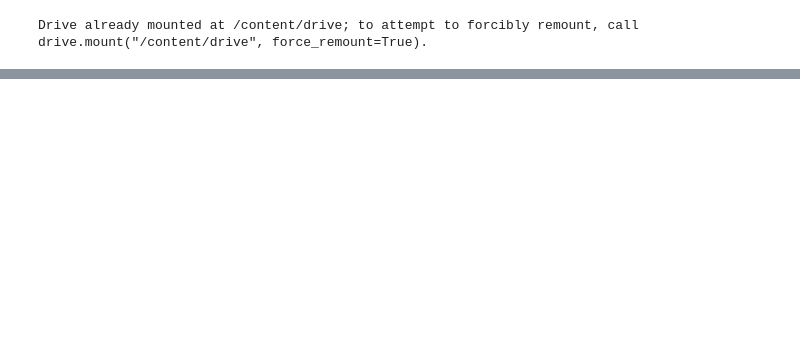
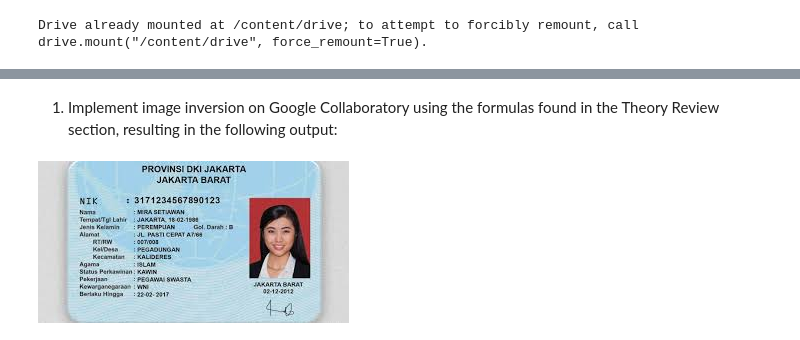
Before and after one commit to Majid5654/Erwan-Majid_PCVK_Ganjil_2025, a Jupyter notebook: Week3.ipynb, the cells around one changed output, grey strips where cells are left out. Saved outputs shown, nothing was run; the diff lists cells and outputs as text; code cells hidden in the pictures; blank space fills up the shorter version.

```diff
--- a/Week3.ipynb
+++ b/Week3.ipynb
@@ -43,0 +45,8 @@ Masukkan nilai kecerahan: 50
+# %% [markdown]
+1. Implement image inversion on Google Collaboratory using the formulas found in the
+Theory Review section, resulting in the following output:
+# %%
+imgktp = cv.imread('/content/drive/MyDrive/PCVK/KTP.jpg')
+cv2_imshow(imgktp)
+# %% [output]
+[figure, added]
```
Also changed, not shown: parts of 13 cells of this notebook.
